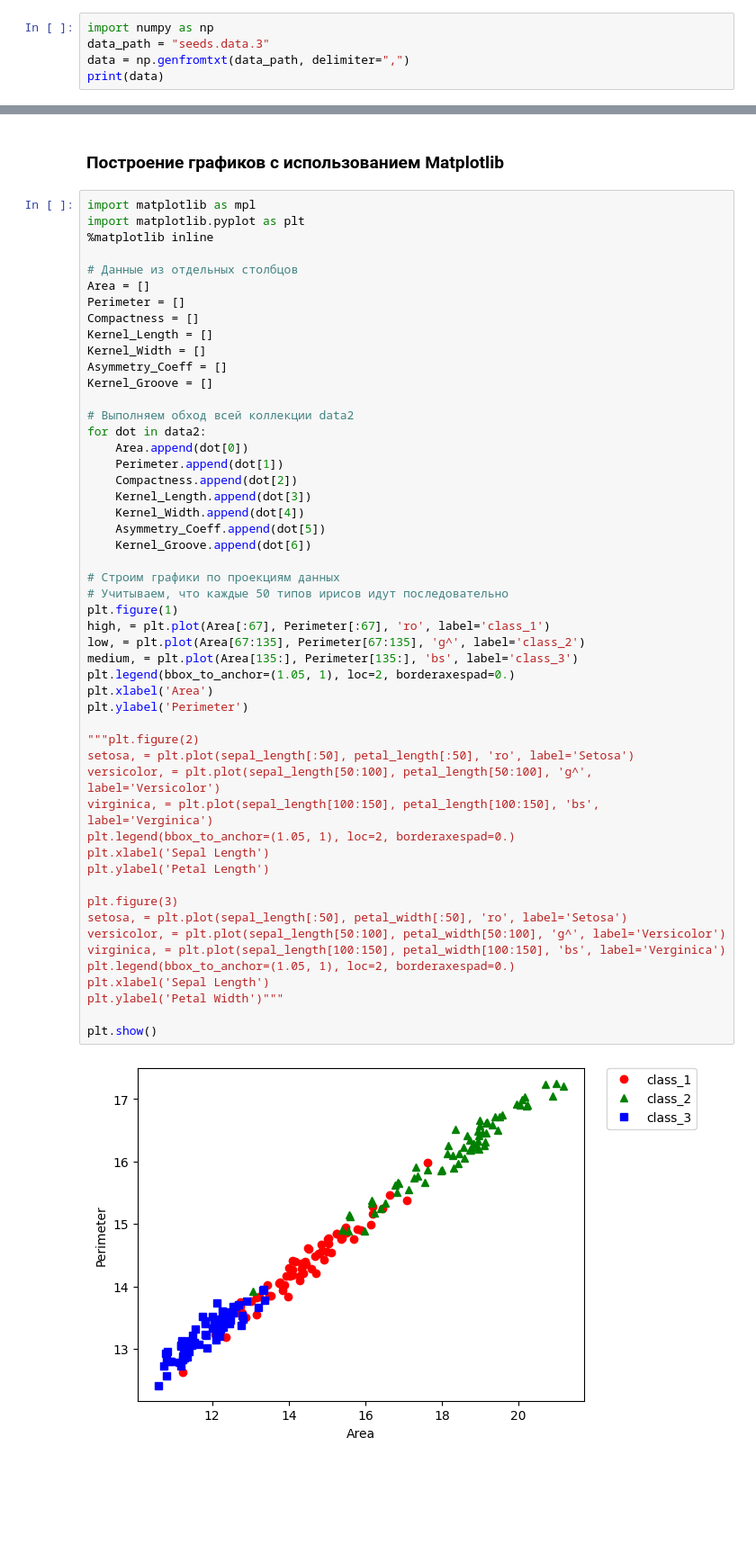
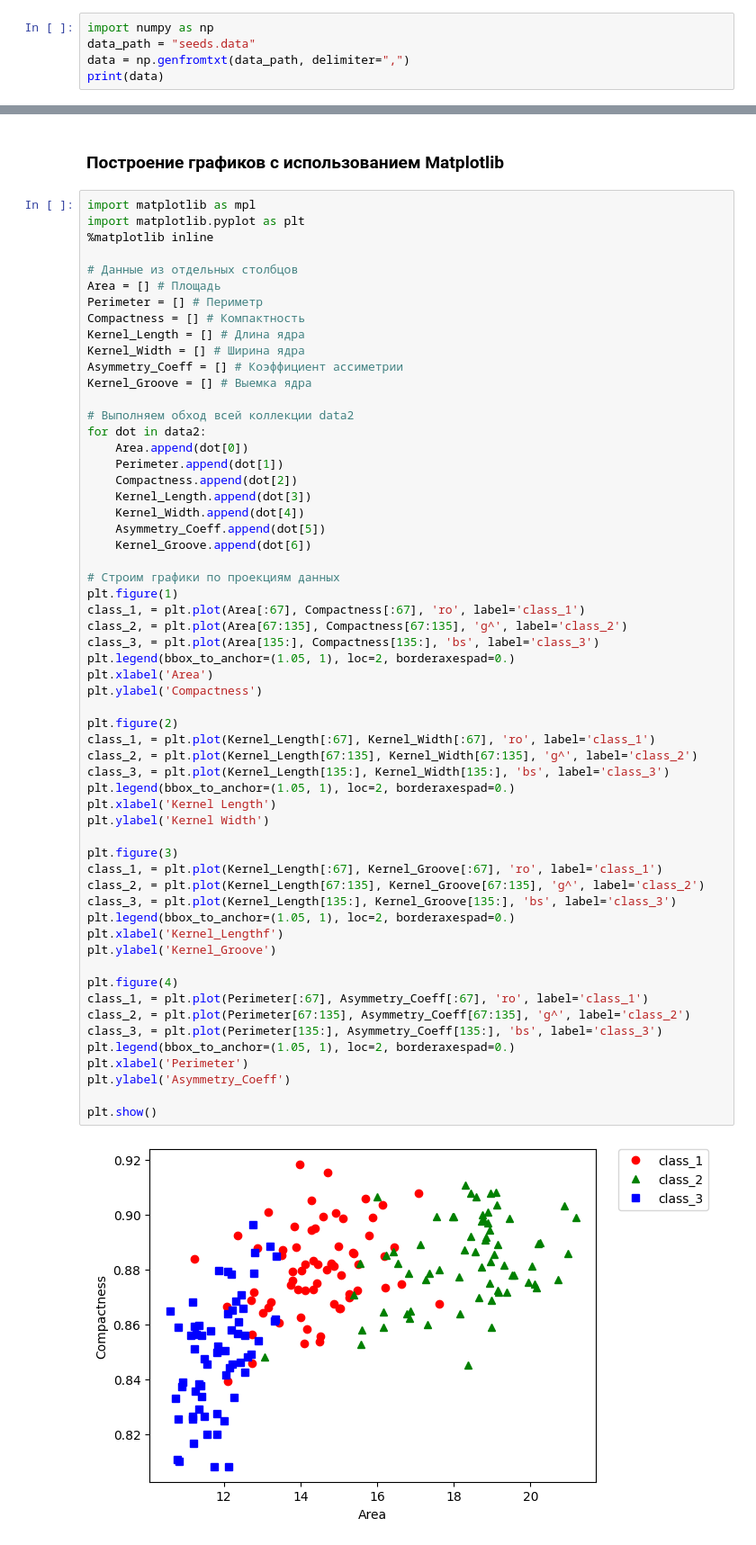
Before and after one commit to IngaBesedina/AI_ML_1, a Jupyter notebook: LabWork/LabWork1.ipynb, the cells around one changed output, grey strips where cells are left out. Shown at 90% size. Saved outputs shown, nothing was run; the diff lists cells and outputs as text; blank space fills up the shorter version.

```diff
--- a/LabWork/LabWork1.ipynb
+++ b/LabWork/LabWork1.ipynb
@@ -21,6 +21,6 @@ seeds.data.3        100%[===================>]   9.80K  --.-KB/s    in 0s
 # %%
 import numpy as np
-data_path = "seeds.data.3"
+data_path = "seeds.data"
 data = np.genfromtxt(data_path, delimiter=",")
 print(data)
 # %% [output]
@@ -108,53 +108,60 @@ Dataset slice:
 # %%
 import matplotlib as mpl
 import matplotlib.pyplot as plt
 %matplotlib inline
 
 # Данные из отдельных столбцов
-Area = []
-Perimeter = []
-Compactness = []
-Kernel_Length = []
-Kernel_Width = []
-Asymmetry_Coeff = []
-Kernel_Groove = []
+Area = [] # Площадь
+Perimeter = [] # Периметр
+Compactness = [] # Компактность
+Kernel_Length = [] # Длина ядра
+Kernel_Width = [] # Ширина ядра
+Asymmetry_Coeff = [] # Коэффициент ассиметрии
+Kernel_Groove = [] # Выемка ядра
 
 # Выполняем обход всей коллекции data2
 for dot in data2:
     Area.append(dot[0])
     Perimeter.append(dot[1])
     Compactness.append(dot[2])
     Kernel_Length.append(dot[3])
     Kernel_Width.append(dot[4])
     Asymmetry_Coeff.append(dot[5])
     Kernel_Groove.append(dot[6])
 
 # Строим графики по проекциям данных
-# Учитываем, что каждые 50 типов ирисов идут последовательно
 plt.figure(1)
-high, = plt.plot(Area[:67], Perimeter[:67], 'ro', label='class_1')
-low, = plt.plot(Area[67:135], Perimeter[67:135], 'g^', label='class_2')
-medium, = plt.plot(Area[135:], Perimeter[135:], 'bs', label='class_3')
+class_1, = plt.plot(Area[:67], Compactness[:67], 'ro', label='class_1')
+class_2, = plt.plot(Area[67:135], Compactness[67:135], 'g^', label='class_2')
+class_3, = plt.plot(Area[135:], Compactness[135:], 'bs', label='class_3')
 plt.legend(bbox_to_anchor=(1.05, 1), loc=2, borderaxespad=0.)
 plt.xlabel('Area')
-plt.ylabel('Perimeter')
+plt.ylabel('Compactness')
 
-"""plt.figure(2)
-setosa, = plt.plot(sepal_length[:50], petal_length[:50], 'ro', label='Setosa')
-versicolor, = plt.plot(sepal_length[50:100], petal_length[50:100], 'g^', label='Versicolor')
-virginica, = plt.plot(sepal_length[100:150], petal_length[100:150], 'bs', label='Verginica')
+plt.figure(2)
+class_1, = plt.plot(Kernel_Length[:67], Kernel_Width[:67], 'ro', label='class_1')
+class_2, = plt.plot(Kernel_Length[67:135], Kernel_Width[67:135], 'g^', label='class_2')
+class_3, = plt.plot(Kernel_Length[135:], Kernel_Width[135:], 'bs', label='class_3')
 plt.legend(bbox_to_anchor=(1.05, 1), loc=2, borderaxespad=0.)
-plt.xlabel('Sepal Length')
-plt.ylabel('Petal Length')
+plt.xlabel('Kernel Length')
+plt.ylabel('Kernel Width')
 
 plt.figure(3)
-setosa, = plt.plot(sepal_length[:50], petal_width[:50], 'ro', label='Setosa')
-versicolor, = plt.plot(sepal_length[50:100], petal_width[50:100], 'g^', label='Versicolor')
-virginica, = plt.plot(sepal_length[100:150], petal_width[100:150], 'bs', label='Verginica')
+class_1, = plt.plot(Kernel_Length[:67], Kernel_Groove[:67], 'ro', label='class_1')
+class_2, = plt.plot(Kernel_Length[67:135], Kernel_Groove[67:135], 'g^', label='class_2')
+class_3, = plt.plot(Kernel_Length[135:], Kernel_Groove[135:], 'bs', label='class_3')
 plt.legend(bbox_to_anchor=(1.05, 1), loc=2, borderaxespad=0.)
-plt.xlabel('Sepal Length')
-plt.ylabel('Petal Width')"""
+plt.xlabel('Kernel_Lengthf')
+plt.ylabel('Kernel_Groove')
+
+plt.figure(4)
+class_1, = plt.plot(Perimeter[:67], Asymmetry_Coeff[:67], 'ro', label='class_1')
+class_2, = plt.plot(Perimeter[67:135], Asymmetry_Coeff[67:135], 'g^', label='class_2')
+class_3, = plt.plot(Perimeter[135:], Asymmetry_Coeff[135:], 'bs', label='class_3')
+plt.legend(bbox_to_anchor=(1.05, 1), loc=2, borderaxespad=0.)
+plt.xlabel('Perimeter')
+plt.ylabel('Asymmetry_Coeff')
 
 plt.show()
 # %% [output]
-[figure, old version]
+[figure, new version]
```
Also changed, not shown: parts of 2 cells of this notebook.
